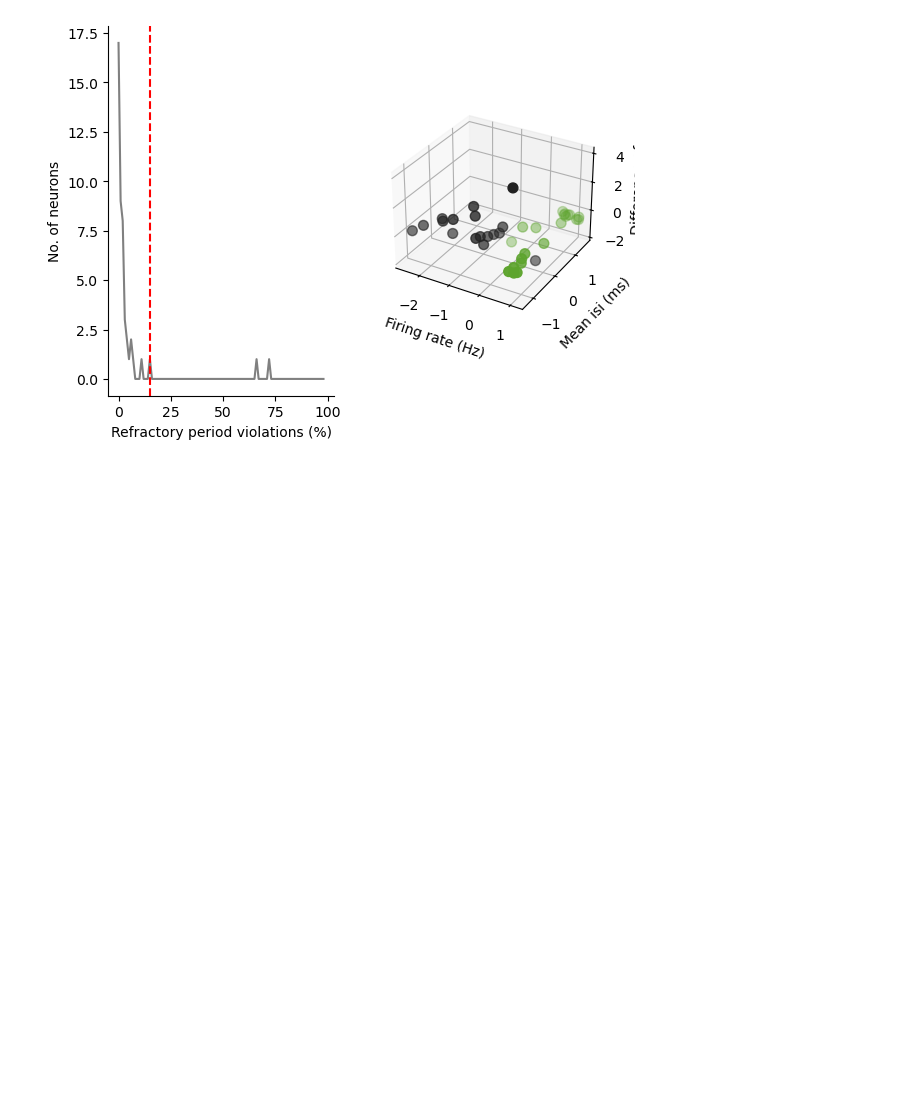
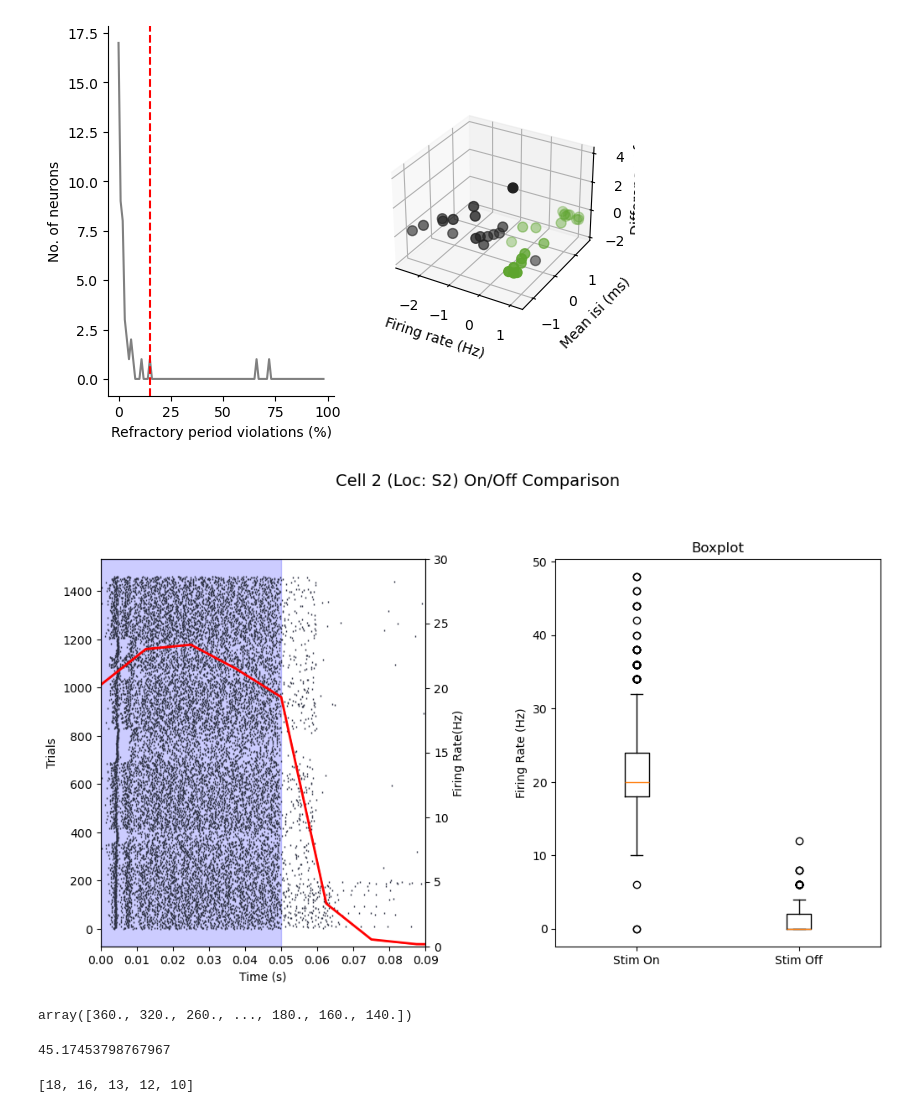
Before and after one commit to kimqi/PlaceCellDisruption, a Jupyter notebook: Analyses/Stb_Bridgehampton_Prelim.ipynb, the cells around one changed output. Drawn from its saved outputs; the diff is of its cells as text; code cells hidden in the pictures; blank space fills up the shorter version.

Commit message:
Analyses for stim on/off

```diff
--- a/Analyses/Stb_Bridgehampton_Prelim.ipynb
+++ b/Analyses/Stb_Bridgehampton_Prelim.ipynb
@@ -299,0 +407,62 @@ for i in range(0, len(sess.neurons)):
+# %%
+i = 2
+sid = int(sess.neurons.shank_ids[i])
+stim_delta_plot, ax = plt.subplots(1,2)
+test_cell = pe_raster(neurons=sess.neurons, neuron_id=i, event_times=t_stim_on_start, buffer_sec=(0,0.09))
+spikes.plot_raster(test_cell, ax=ax[0], markersize=2)
+stim_delta_plot.set_size_inches([12,6]) # Adjust the width and height to make it wider
+
+test_fr = test_cell.get_binned_spiketrains(bin_size=0.01)
+test_binned_averages = test_fr.spike_counts.mean(axis=0) / 0.1
+test_binned_stds = test_fr.spike_counts.std(axis=0)
+n_trials = test_fr.spike_counts.shape[0]
+test_binned_sems = test_binned_stds / np.sqrt(n_trials)
+ax[0].set_ylabel("Trials")
+ax1 = ax[0].twinx()
+x_values = np.linspace(0, 0.1, len(test_binned_averages))
+ax1.plot(x_values, test_binned_averages, color='red', linewidth=2, label='Avg Firing Rate')
+ax1.set_ylabel('Firing Rate(Hz)')
+ax1.set_ylim(0, 30)
+ax1.fill_between(x_values, test_binned_averages - test_binned_sems, test_binned_averages + test_binned_sems, color='red', alpha=0.3)
+ax[0].axvspan(0, 0.05, color='blue', alpha=0.2)
+# Add title
+plt.suptitle(f'Cell {i} (Loc: S{sid}) On/Off Comparison', fontsize=14, y=1.05)
+
+cur_neuron = sess.neurons.neuron_slice(neuron_inds=[i])
+stim_on_neurons = cur_neuron.get_neurons_in_epochs(epochs=stim_on)
+stim_off_neurons = cur_neuron.get_neurons_in_epochs(epochs=stim_off)
+
+get_spike_count = stim_on_neurons.get_spikes_in_epochs(epochs=stim_on, bin_size=0.001)
+get_spike_count_off = stim_off_neurons.get_spikes_in_epochs(epochs=stim_off, bin_size=0.001)
+
+spk_count = np.array([np.sum(arr) for arr in get_spike_count[0]])
+spk_count_off = np.array([np.sum(arr) for arr in get_spike_count_off[0]])
+
+spk_count_plt = [spk_count * 2, spk_count_off * 2]
+
+spk_freq = spk_count / 0.05
+spk_freq_off = spk_count_off / 0.05
+
+ax[1].boxplot(spk_count_plt, tick_labels=['Stim On', 'Stim Off'], vert=True)
+ax[1].set_title("Boxplot")
+ax[1].set_ylabel("Firing Rate (Hz)")
+plt.subplots_adjust(wspace=0.4)  # Increase wspace as needed
+# %% [output]
+[figure, added]
+# %%
+cur_neuron = sess.neurons.neuron_slice(neuron_inds=[i])
+stim_on_neurons = cur_neuron.get_neurons_in_epochs(epochs=stim_on)
+get_spike_count = stim_on_neurons.get_spikes_in_epochs(epochs=stim_on, bin_size=0.001)
+spk_count = np.array([np.sum(arr) for arr in get_spike_count[0]])
+spk_freq = spk_count / 0.05
+spk_freq
+# %% [output]
+array([360., 320., 260., ..., 180., 160., 140.])
+# %%
+stim_on_neurons = cur_neuron.get_neurons_in_epochs(epochs=stim_on)
+test = stim_on_neurons.get_spikes_in_epochs(epochs=stim_on, bin_size=0.05)
+spikes_stim_on = [arr if arr.size > 0 else np.array([[0]]) for arr in test[0]]
+total_sum_spikes_stim_on = np.sum(spikes_stim_on)
+total_sum_spikes_stim_on / ( 0.05 * 1461)
+# %% [output]
+45.17453798767967
@@ -299,0 +476,5 @@ for i in range(0, len(sess.neurons)):
+# %%
+sums_per_array = [np.sum(arr) for arr in get_spike_count[0]]
+sums_per_array
+# %% [output]
+[18, 16, 13, 12, 10]
```
Also changed, not shown: parts of 4 cells of this notebook.
